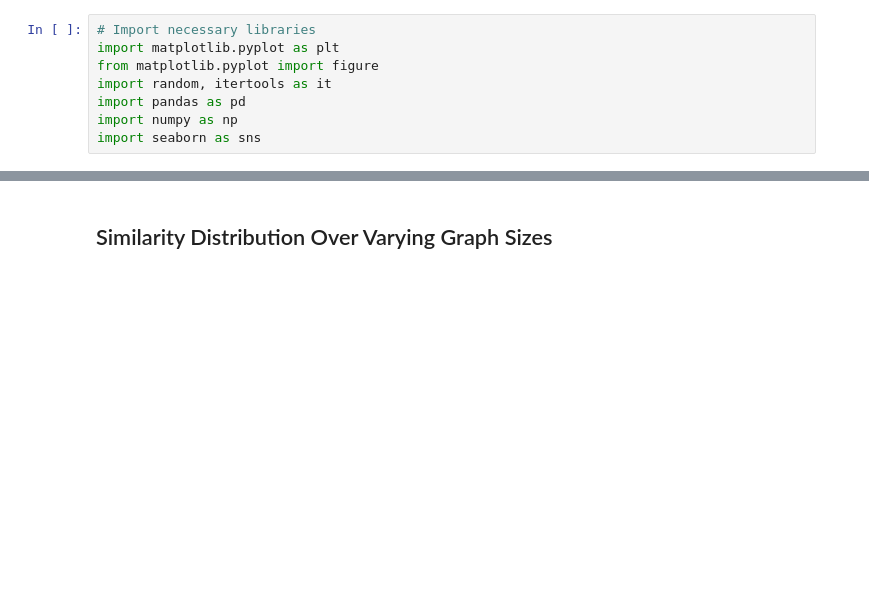
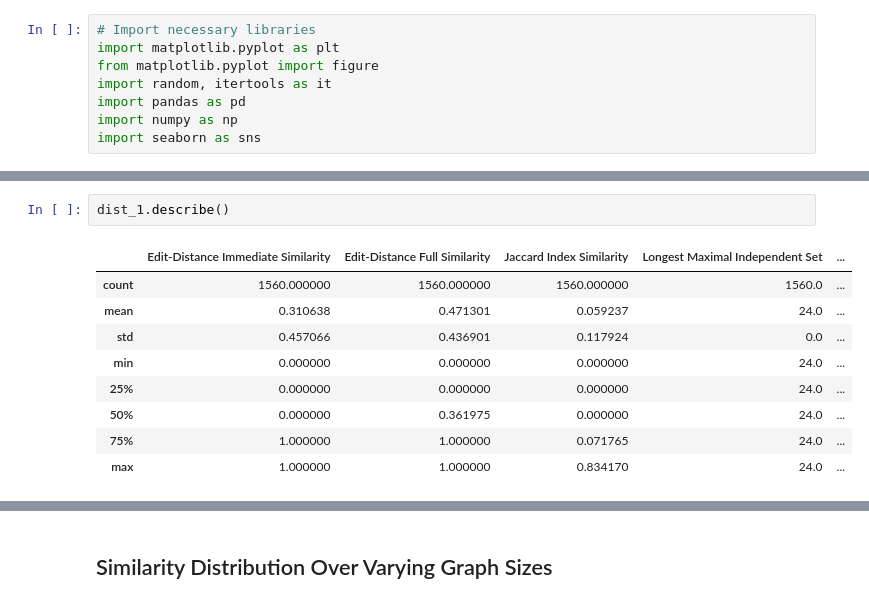
Before and after one commit to nico-espinosadice/abductive-theory, a Jupyter notebook: Python Files/exploratory-data-analysis.ipynb, the cells around one changed output, grey strips where cells are left out. Saved outputs shown, nothing was run; the diff lists cells and outputs as text; blank space fills up the shorter version.

```diff
--- a/Python Files/exploratory-data-analysis.ipynb
+++ b/Python Files/exploratory-data-analysis.ipynb
@@ -10,0 +23,12 @@ import seaborn as sns
+# %%
+dist_1.describe()
+# %% [output]
+|  | Edit-Distance Immediate Similarity | Edit-Distance Full Similarity | Jaccard Index Similarity | Longest Maximal Independent Set | ... |
+| count | 1560.000000 | 1560.000000 | 1560.000000 | 1560.0 | ... |
+| mean | 0.310638 | 0.471301 | 0.059237 | 24.0 | ... |
+| std | 0.457066 | 0.436901 | 0.117924 | 0.0 | ... |
+| min | 0.000000 | 0.000000 | 0.000000 | 24.0 | ... |
+| 25% | 0.000000 | 0.000000 | 0.000000 | 24.0 | ... |
+| 50% | 0.000000 | 0.361975 | 0.000000 | 24.0 | ... |
+| 75% | 1.000000 | 1.000000 | 0.071765 | 24.0 | ... |
+| max | 1.000000 | 1.000000 | 0.834170 | 24.0 | ... |
```
Also changed, not shown: parts of 18 cells of this notebook, 10 other files.
